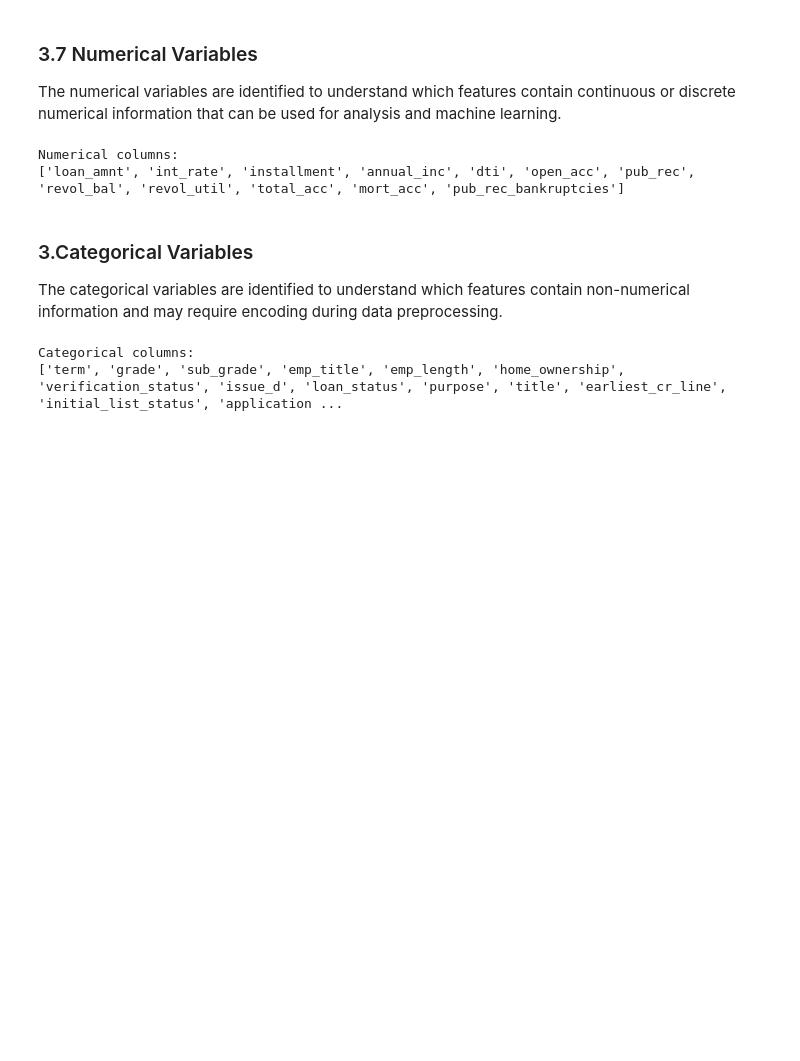
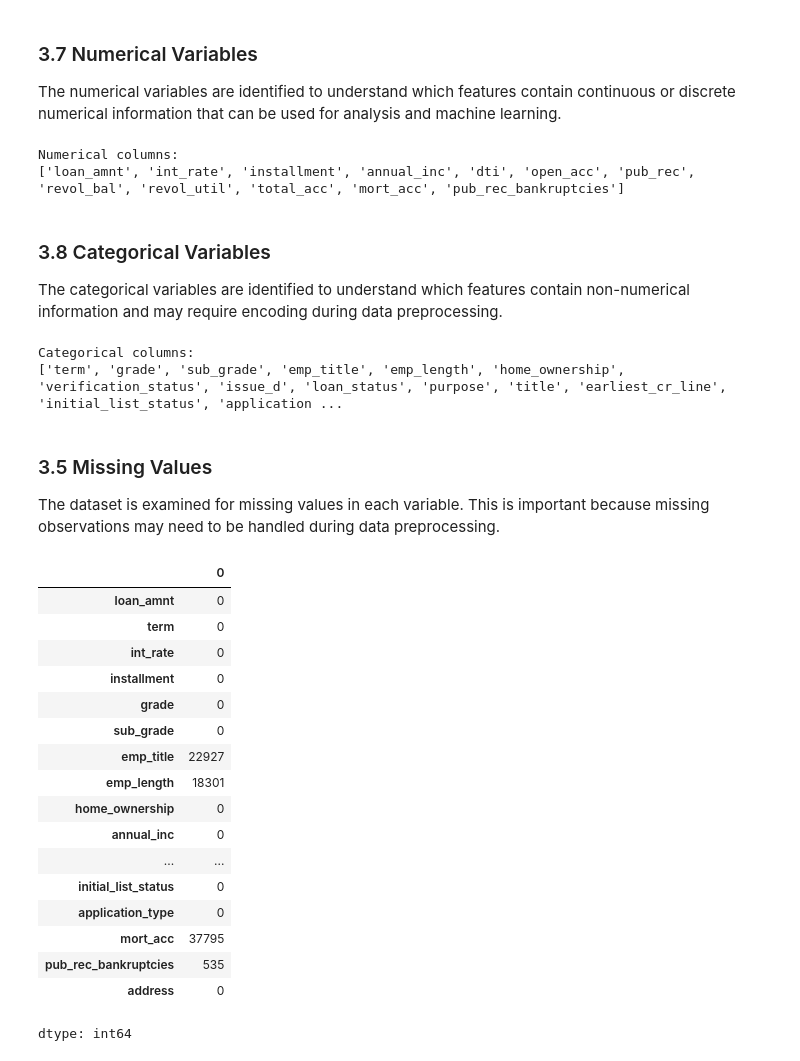
Before and after one commit to Clinton1029/Loan_Default_Project, a Jupyter notebook: Loan_Default.ipynb, the cells around one changed output. Cells and saved outputs as stored; diff of their text form; code cells hidden in the pictures; blank space fills up the shorter version.

```diff
--- a/Loan_Default.ipynb
+++ b/Loan_Default.ipynb
@@ -212,7 +212,7 @@ print(numerical_columns.tolist())
 Numerical columns:
 ['loan_amnt', 'int_rate', 'installment', 'annual_inc', 'dti', 'open_acc', 'pub_rec', 'revol_bal', 'revol_util', 'total_acc', 'mort_acc', 'pub_rec_bankruptcies']
 # %% [markdown]
-### 3.Categorical Variables
+### 3.8 Categorical Variables
 
 The categorical variables are identified to understand which features contain non-numerical information and may require encoding during data preprocessing.
 # %%
@@ -224,3 +224,29 @@ print(categorical_columns.tolist())
 # %% [output]
 Categorical columns:
 ['term', 'grade', 'sub_grade', 'emp_title', 'emp_length', 'home_ownership', 'verification_status', 'issue_d', 'loan_status', 'purpose', 'title', 'earliest_cr_line', 'initial_list_status', 'application ...
+# %% [markdown]
+### 3.5 Missing Values
+
+The dataset is examined for missing values in each variable. This is important because missing observations may need to be handled during data preprocessing.
+# %%
+# Count the number of missing values in each column
+df.isnull().sum()
+# %% [output]
+|  | 0 |
+| loan_amnt | 0 |
+| term | 0 |
+| int_rate | 0 |
+| installment | 0 |
+| grade | 0 |
+| sub_grade | 0 |
+| emp_title | 22927 |
+| emp_length | 18301 |
+| home_ownership | 0 |
+| annual_inc | 0 |
+| ... | ... |
+| initial_list_status | 0 |
+| application_type | 0 |
+| mort_acc | 37795 |
+| pub_rec_bankruptcies | 535 |
+| address | 0 |
+dtype: int64
```
Also changed, not shown: parts of 1 cell of this notebook.
